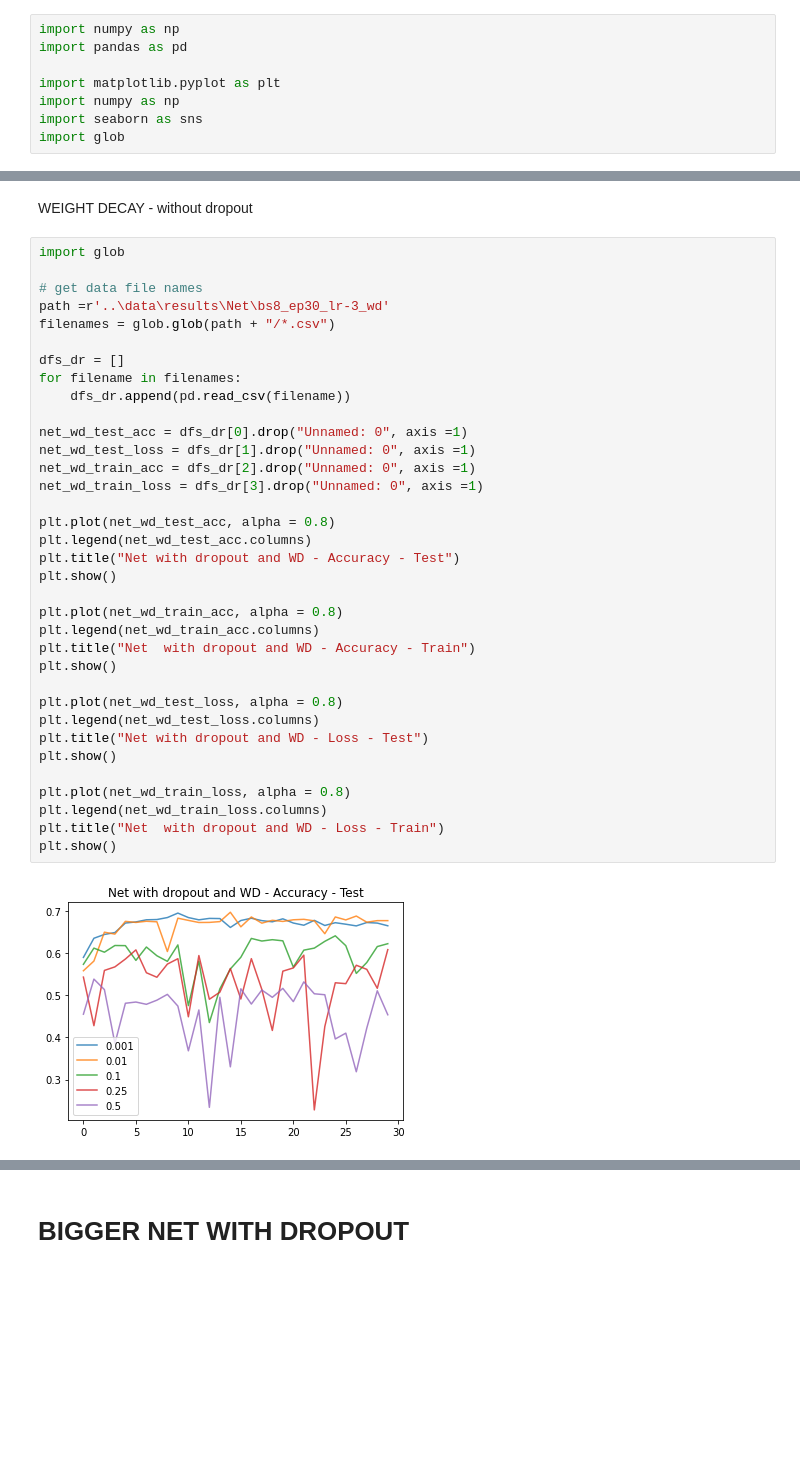
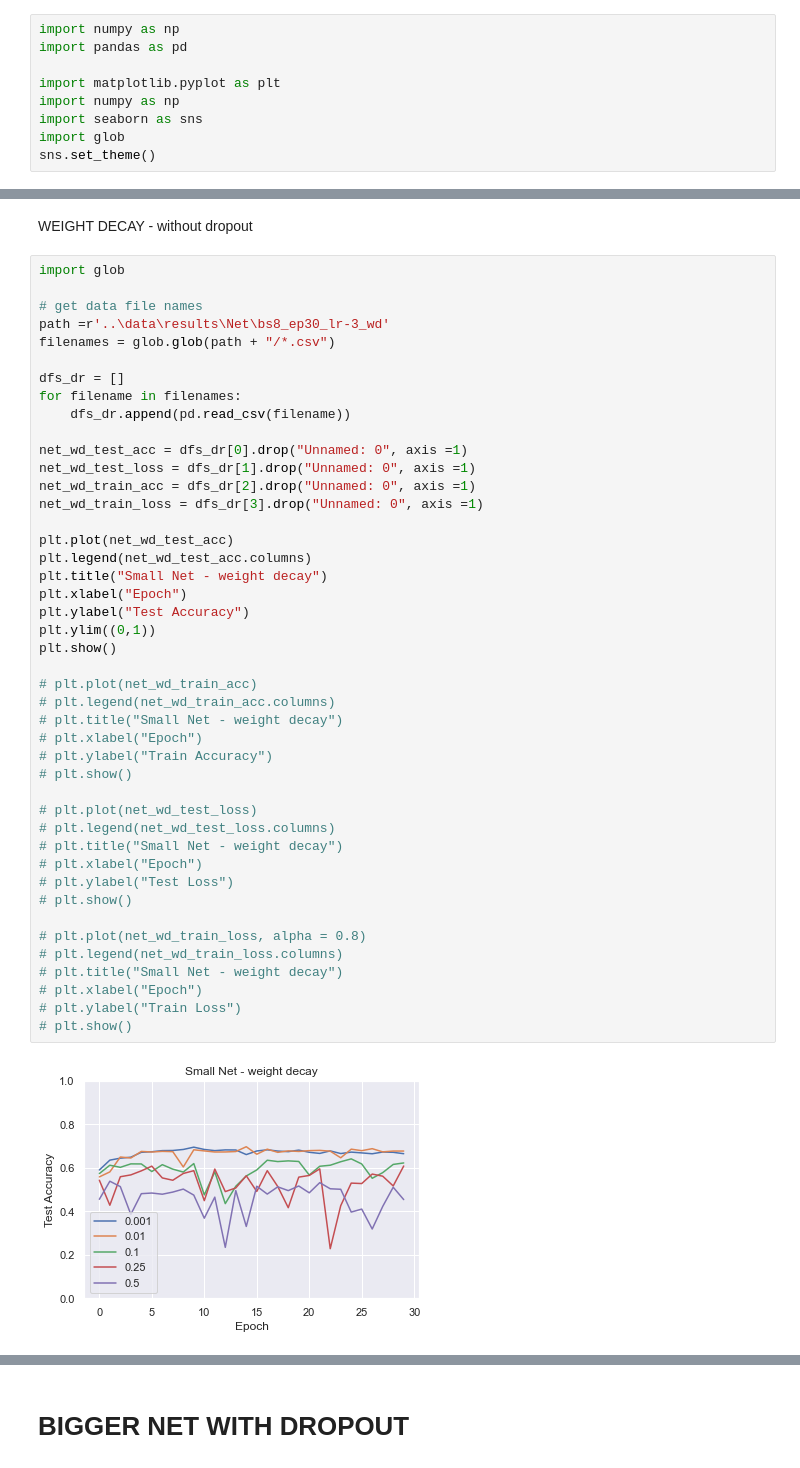
Before and after one commit to muszkowska/DeepLearning, a Jupyter notebook: notebooks/results.ipynb, the cells around one changed output, grey strips where cells are left out. Drawn from its saved outputs; the diff is of its cells as text; blank space fills up the shorter version.

```diff
--- a/notebooks/results.ipynb
+++ b/notebooks/results.ipynb
@@ -6,6 +6,7 @@ import matplotlib.pyplot as plt
 import numpy as np
 import seaborn as sns
 import glob
+sns.set_theme()
 # %% [markdown]
 # Net - experiments
 # %% [markdown]
@@ -153,37 +161,46 @@ WEIGHT DECAY - without dropout
 # %%
 import glob
 
 # get data file names
 path =r'..\data\results\Net\bs8_ep30_lr-3_wd'
 filenames = glob.glob(path + "/*.csv")
 
 dfs_dr = []
 for filename in filenames:
     dfs_dr.append(pd.read_csv(filename))
 
 net_wd_test_acc = dfs_dr[0].drop("Unnamed: 0", axis =1)
 net_wd_test_loss = dfs_dr[1].drop("Unnamed: 0", axis =1)
 net_wd_train_acc = dfs_dr[2].drop("Unnamed: 0", axis =1)
 net_wd_train_loss = dfs_dr[3].drop("Unnamed: 0", axis =1)
 
-plt.plot(net_wd_test_acc, alpha = 0.8)
+plt.plot(net_wd_test_acc)
 plt.legend(net_wd_test_acc.columns)
-plt.title("Net with dropout and WD - Accuracy - Test")
+plt.title("Small Net - weight decay")
+plt.xlabel("Epoch")
+plt.ylabel("Test Accuracy")
+plt.ylim((0,1))
 plt.show()
 
-plt.plot(net_wd_train_acc, alpha = 0.8)
-plt.legend(net_wd_train_acc.columns)
-plt.title("Net  with dropout and WD - Accuracy - Train")
-plt.show()
+# plt.plot(net_wd_train_acc)
+# plt.legend(net_wd_train_acc.columns)
+# plt.title("Small Net - weight decay")
+# plt.xlabel("Epoch")
+# plt.ylabel("Train Accuracy")
+# plt.show()
 
-plt.plot(net_wd_test_loss, alpha = 0.8)
-plt.legend(net_wd_test_loss.columns)
-plt.title("Net with dropout and WD - Loss - Test")
-plt.show()
+# plt.plot(net_wd_test_loss)
+# plt.legend(net_wd_test_loss.columns)
+# plt.title("Small Net - weight decay")
+# plt.xlabel("Epoch")
+# plt.ylabel("Test Loss")
+# plt.show()
 
-plt.plot(net_wd_train_loss, alpha = 0.8)
-plt.legend(net_wd_train_loss.columns)
-plt.title("Net  with dropout and WD - Loss - Train")
-plt.show()
+# plt.plot(net_wd_train_loss, alpha = 0.8)
+# plt.legend(net_wd_train_loss.columns)
+# plt.title("Small Net - weight decay")
+# plt.xlabel("Epoch")
+# plt.ylabel("Train Loss")
+# plt.show()
 # %% [output]
-[figure, old version]
+[figure, new version]
```
Also changed, not shown: parts of 26 cells of this notebook.
